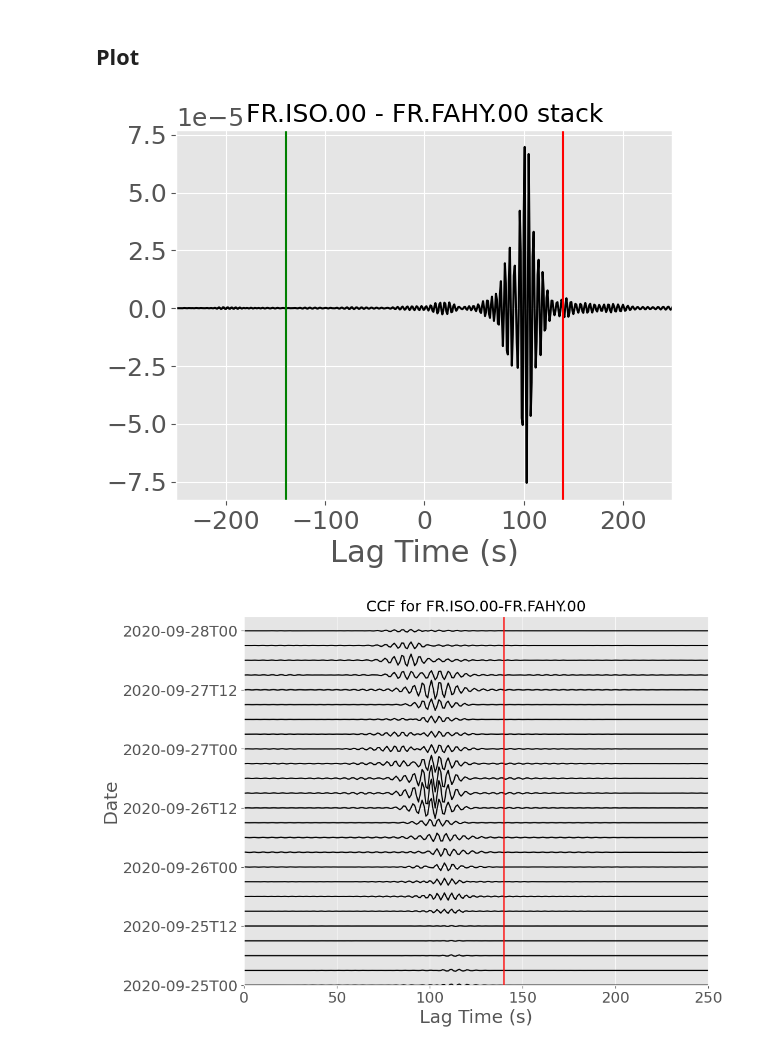
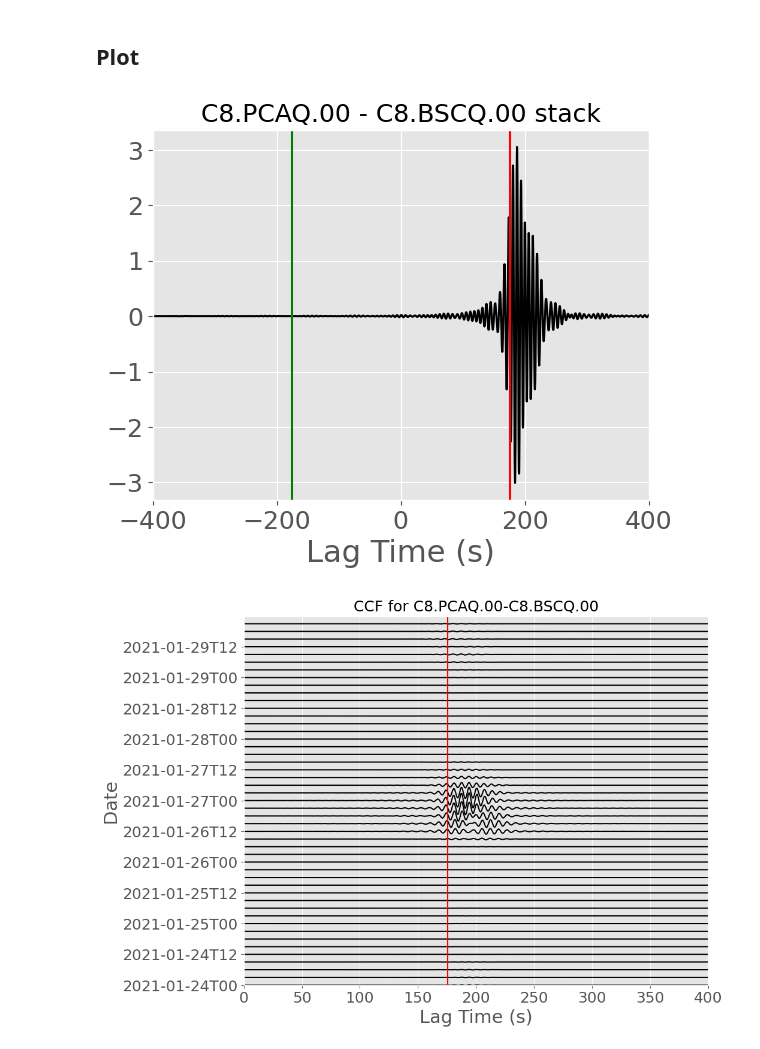
Before and after one commit to lystom/WMSAN, a Jupyter notebook: RAYLEIGH/synthetic_CCF.ipynb, the cells around one changed output. Drawn from its saved outputs; the diff is of its cells as text; code cells hidden in the pictures.

```diff
--- a/RAYLEIGH/synthetic_CCF.ipynb
+++ b/RAYLEIGH/synthetic_CCF.ipynb
@@ -150,9 +136,9 @@ else:
 ## Spatial Extent
 # %%
 ## Spatial Exent
-lon_min = -20
-lon_max = 40
-lat_min = 10
+lon_min = -60
+lon_max = 0
+lat_min = 30
 lat_max = 70
 
 extent = [lon_min, lon_max, lat_min, lat_max]
@@ -163,7 +149,7 @@ extent = [lon_min, lon_max, lat_min, lat_max]
 df = pd.read_csv('stations_pair.txt', sep=',', header=None, index_col=False, names=['idA', 'idB', 'latA', 'latB', 'lonA', 'lonB'], dtype={'idA':str, 'idB':str, 'latA':float, 'latB':float, 'lonA':float, 'lonB':float}, engine='python')
 # ## Plot
 fig = plt.figure(figsize=(10,10))
-ax = fig.add_subplot(111, projection=ccrs.Mercator())
+ax = fig.add_subplot(111, projection=ccrs.Mollweide())
 ax.set_extent(extent, crs=ccrs.PlateCarree())
 ax.add_feature(cfeature.COASTLINE)
 ax.add_feature(cfeature.BORDERS, linestyle='-', alpha=1)
@@ -185,8 +171,8 @@ plt.show()
 ## Dates
 # %%
 ## Dates
-start = datetime(2020, 9, 25, 0, 0, 0)
-end = datetime(2020, 9, 28, 0, 0, 0)
+start = datetime(2021, 1, 24, 0, 0, 0)
+end = datetime(2021, 1, 29, 23, 59, 59)
 
 dates = pd.date_range(start, end, freq='3H')
 
@@ -195,5 +181,5 @@ dates_vector = create_date_vect(dates)
 ## Open WAVEWATCHIII Equivalent Force Amplitude
 # %%
 ## Open Model
-path_model = '/Users/tomasetl/Documents/code/ocean_source/pr_oceanswell/rayleigh/F/'
+path_model = './F/'
 # %% [markdown]
@@ -263,30 +249,30 @@ PSD shape (121, 121, 1800)
 # %%
 ## Plot stack
 
 plt.figure()
 plt.plot(corr.time, np.mean(corr_3h, axis=0), 'k')
-plt.axvline(x=140, color='r')
-plt.axvline(x=-140, color='g')
-plt.xlim(-250, 250)
+plt.axvline(x=175.83, color='r')
+plt.axvline(x=-175.83, color='g')
+plt.xlim(-400, 400)
 plt.xlabel('Lag Time (s)')
 plt.title('%s - %s stack'%(id_A, id_B))
 plt.show()
 
 ## Plot CCF
 normalize = np.max(abs(corr_3h))
 
 fig, ax = plt.subplots(figsize=(10,8))
 im = ax.plot(corr.time, corr_3h.T/normalize + np.arange(len(dates_vector)), 'k') #, extent=[-300, 300, 0, len(dates_vector)], aspect='auto', cmap='RdYlGn')
 ax.set_xlabel('Lag Time (s)')
 ax.set_ylabel('Date')
 ax.set_title('CCF for %s-%s'%(id_A, id_B))
-ax.set_xlim(0, 250)
+ax.set_xlim(0, 400)
 ax.set_ylim(0, len(dates_vector))
 ax.set_yticks(np.arange(len(dates_vector))[::4])
 ax.set_yticklabels(dates[::4].strftime('%Y-%m-%dT%H'))
-plt.axvline(x=140, color='r')
+plt.axvline(x=175.83, color='r')
 #fig.colorbar(im, ax=ax)
 plt.show()
 # %% [output]
-[figure, old version]
+[figure, new version]
-[figure, old version]
+[figure, new version]
```
Also changed, not shown: parts of 7 cells of this notebook, 3 other files.
